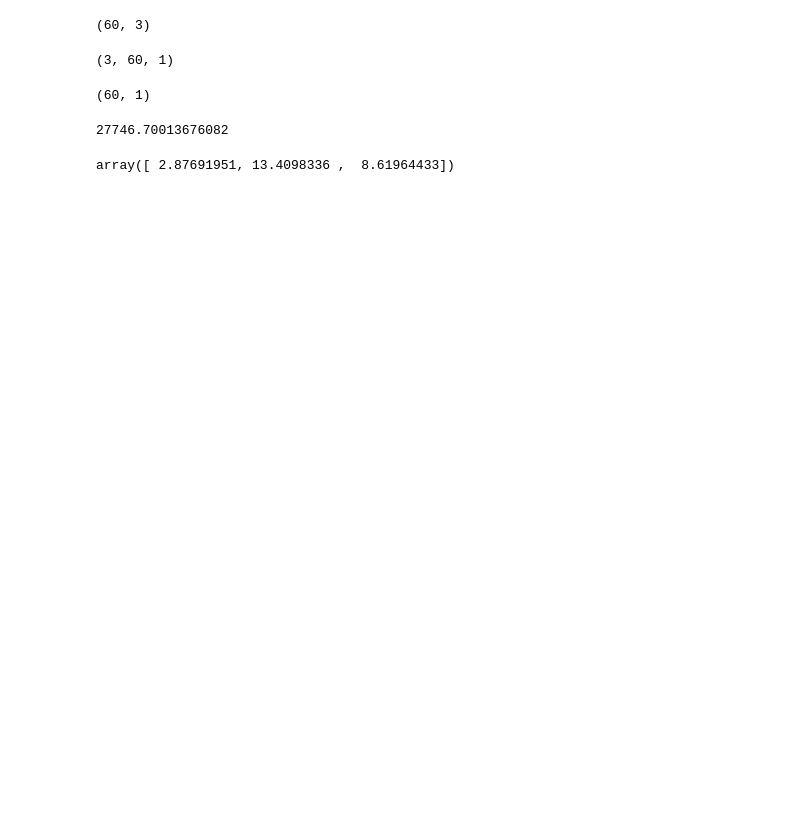
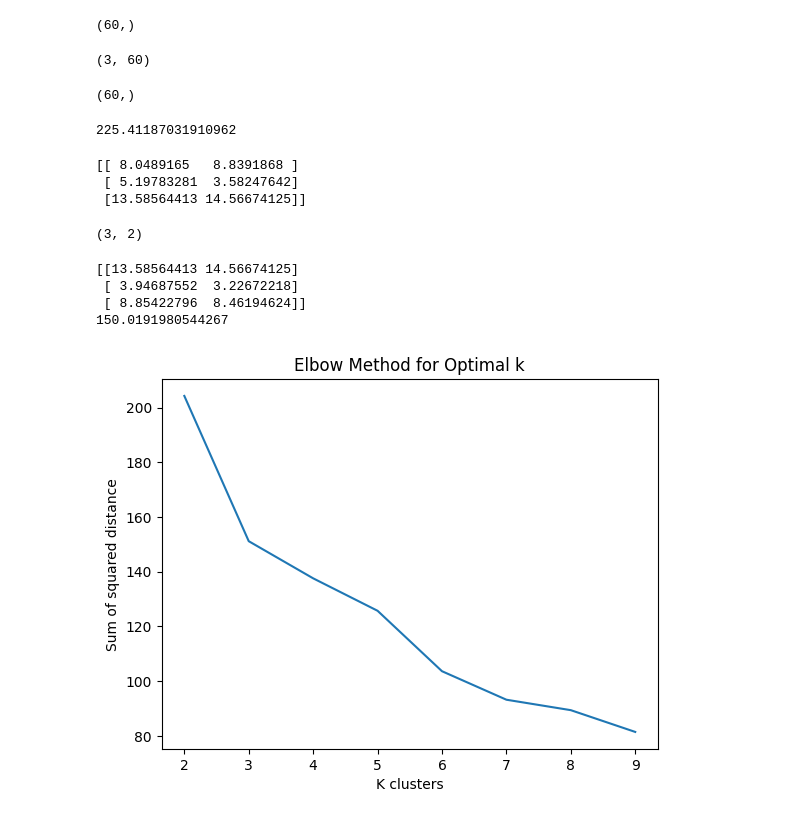
Before and after one commit to 240609/MLF, a Jupyter notebook: Kmeans.ipynb, the cells around one changed output. Saved outputs shown, nothing was run; the diff lists cells and outputs as text; code cells hidden in the pictures; blank space fills up the shorter version.

```diff
--- a/Kmeans.ipynb
+++ b/Kmeans.ipynb
@@ -16,11 +16,12 @@ k_clusters = 3
 
 def initialize_clusters(points: np.ndarray, k_clusters: int) -> np.ndarray:
 
-    initial_clusters = np.random.choice(points.shape[0], k_clusters)
-    initial_clusters = points[initial_clusters]
+    initial_clusters = np.random.choice(points.shape[0], k_clusters, replace = False)
+    initial_clusters = points[initial_clusters, :]
 
     return initial_clusters
 
 initial_clusters = initialize_clusters(loaded_points, k_clusters)
 print(initial_clusters)
+initial_clusters.shape
 # %% [output]
@@ -32,17 +34,18 @@ print(initial_clusters)
 def calculate_metric(points: np.ndarray, centroid: np.ndarray) -> np.ndarray:
 
 
-    #distances_array = np.square(norm(points - centroid), axis=1)
-    distances_array = np.linalg.norm(points[:, np.newaxis] - centroid, axis=2)
+    distances_array = np.linalg.norm(points - centroid, axis=1)
+    #distances_array = np.linalg.norm(points[:, np.newaxis] - centroid, axis=2)
     #print(distances_array)
 
 
     return distances_array
 
-distances_array = calculate_metric(loaded_points, initial_clusters)
+distances_array = calculate_metric(loaded_points, initial_clusters[0])
+#print(distances_array)
 distances_array.shape
 # %% [output]
-(60, 3)
+(60,)
 # %%
 def compute_distances(points: np.ndarray, centroids_points: np.ndarray) -> np.ndarray:
 
@@ -52,9 +55,10 @@ def compute_distances(points: np.ndarray, centroids_points: np.ndarray) -> np.nd
     return distances_array
 
 all_distances = compute_distances(loaded_points, initial_clusters)
+#print(all_distances)
 all_distances.shape
 # %% [output]
-(3, 60, 1)
+(3, 60)
 # %%
 def assign_centroids(distances: np.ndarray) -> np.ndarray:
 
@@ -64,9 +68,11 @@ def assign_centroids(distances: np.ndarray) -> np.ndarray:
     return assigned_centroids
 
 assigned_centroids = assign_centroids(all_distances)
+#assigned_centroids = np.transpose(assigned_centroids)
 print(assigned_centroids.shape)
+#print(assigned_centroids)
 # %% [output]
-(60, 1)
+(60,)
 # %%
 def calculate_objective(assigned_centroids: np.ndarray, distances: np.ndarray) -> np.ndarray:
 
@@ -80,7 +86,7 @@ def calculate_objective(assigned_centroids: np.ndarray, distances: np.ndarray) -
 objective_function_value = calculate_objective(assigned_centroids, all_distances)
 objective_function_value
 # %% [output]
-27746.70013676082
+225.41187031910962
 # %%
 def calculate_new_centroids(points: np.ndarray, assigned_centroids: np.ndarray, k_clusters: int) -> np.ndarray:
 
@@ -98,30 +104,57 @@ def calculate_new_centroids(points: np.ndarray, assigned_centroids: np.ndarray,
 
 
 new_clusters = calculate_new_centroids(loaded_points, assigned_centroids, k_clusters)
-new_clusters
+print(new_clusters)
+new_clusters.shape
 # %% [output]
-array([ 2.87691951, 13.4098336 ,  8.61964433])
+[[ 8.0489165   8.8391868 ]
+ [ 5.19783281  3.58247642]
+ [13.58564413 14.56674125]]
+(3, 2)
 # %%
 def fit(points: np.ndarray, k_clusters: int, n_of_oterations: int, error: float = 0.001) -> tuple:
 
-
-    ###################################
-    # Write your own code here #
-
-    centroid_points = np.array([])
+    centroid_points = initialize_clusters(points, k_clusters)
     last_objective = 10000.0
+    n_of_oterations = 1000
 
     for _ in range(n_of_oterations):
-        pass
+        distances = compute_distances(points, centroid_points)
+        assigned_centroids = assign_centroids(distances)
+        objective_function_value = calculate_objective(assigned_centroids, distances)
 
-    ###################################
+        if abs(last_objective - objective_function_value) < error:
+            break
+
+        centroid_points = calculate_new_centroids(points, assigned_centroids, k_clusters)
+        last_objective = objective_function_value
+
+
 
     return centroid_points, last_objective
+
+
+centroid_points, last_objective = fit(loaded_points, k_clusters, 1000)
+print(centroid_points)
+print(last_objective)
+# %% [output]
+[[13.58564413 14.56674125]
+ [ 3.94687552  3.22672218]
+ [ 8.85422796  8.46194624]]
+150.0191980544267
 # %%
 k_all = range(2, 10)
 all_objective = []
+
+for k in k_all:
+    centroid_points, last_objective = fit(loaded_points, k, 1000)
+    all_objective.append(last_objective)
 
 plt.figure()
 plt.plot(k_all, all_objective)
 plt.xlabel('K clusters')
 plt.ylabel('Sum of squared distance')
+plt.title('Elbow Method for Optimal k')
+plt.show()
+# %% [output]
+[figure, added]
```
Also changed, not shown: parts of 2 cells of this notebook.
